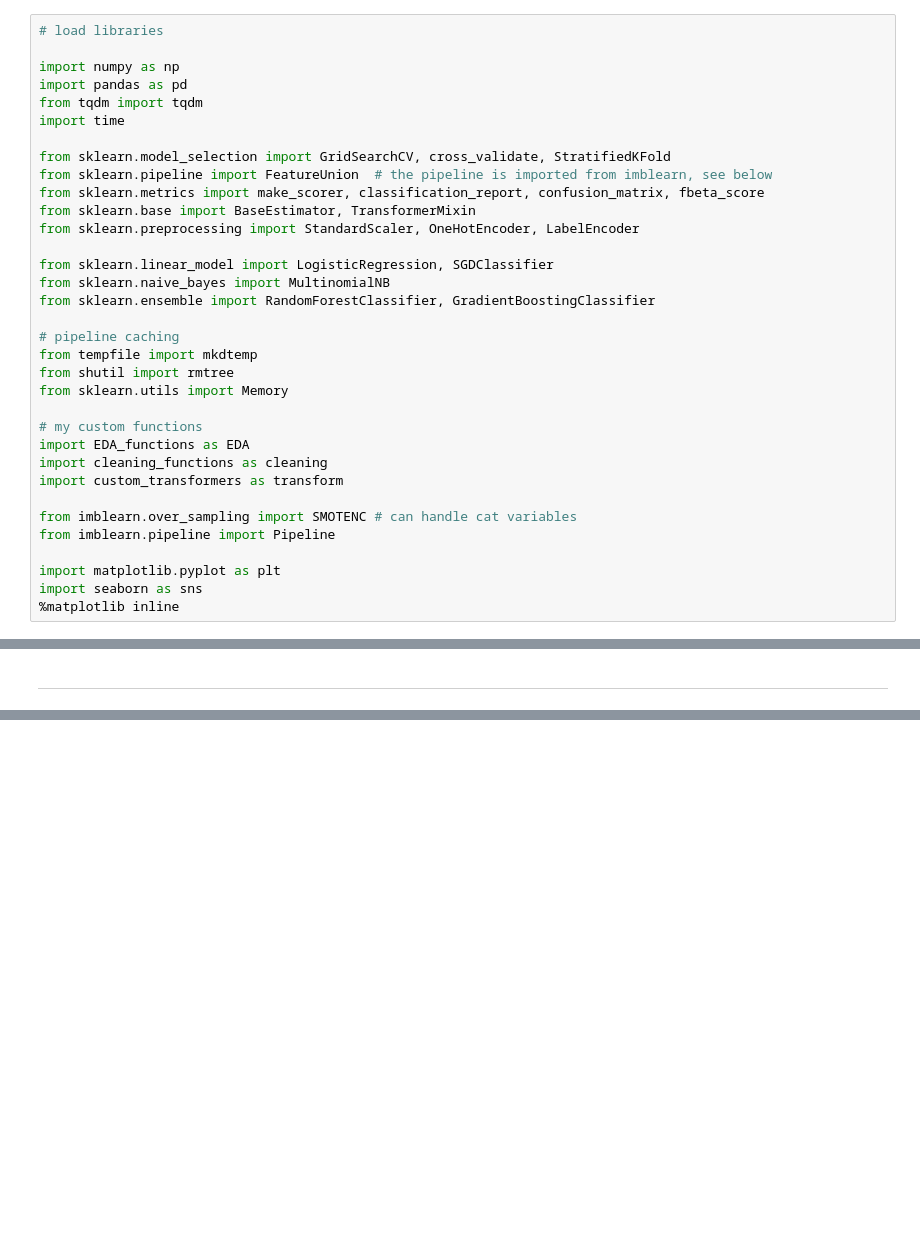
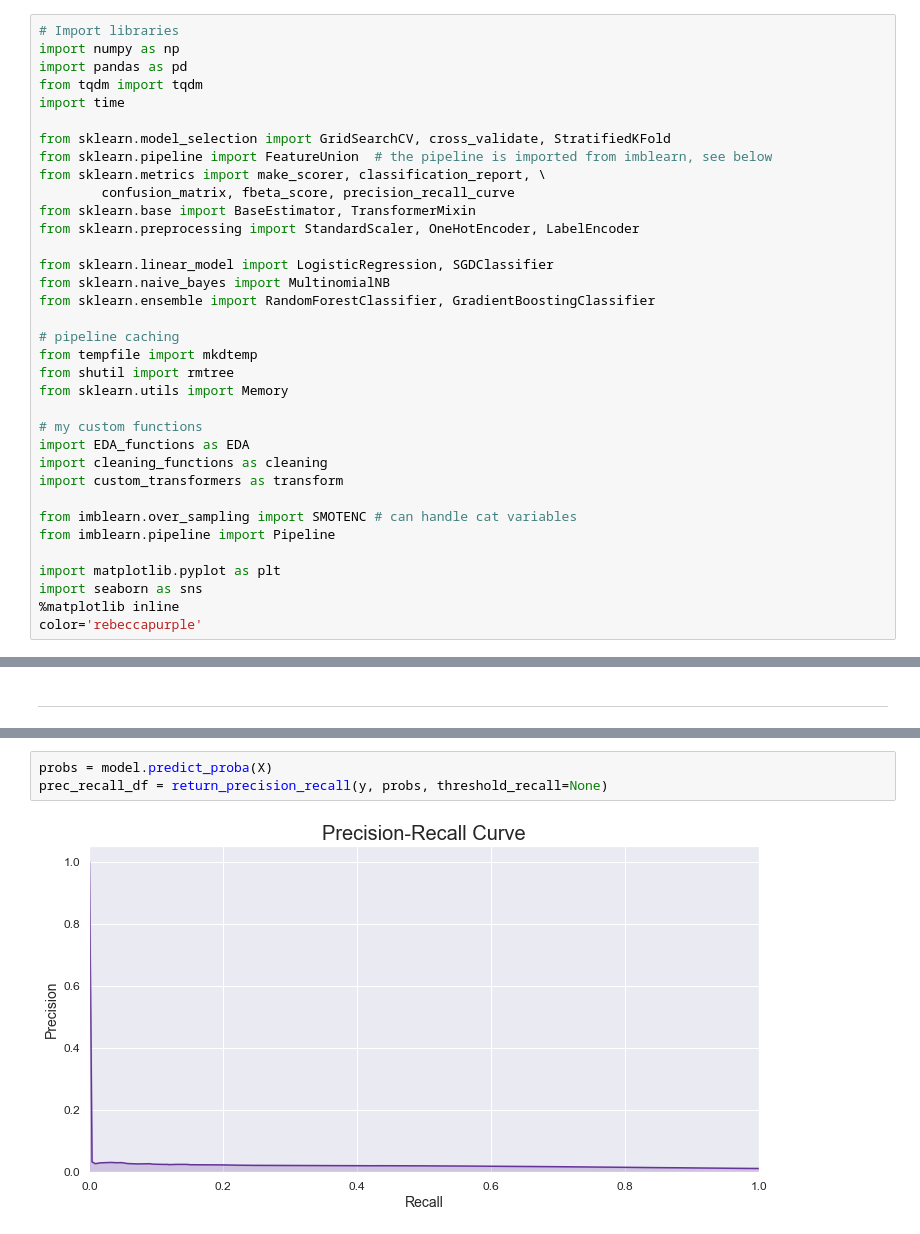
Before and after one commit to rbuerki/projects-ml, a Jupyter notebook: uplift_modelling_imbalanced_starbucks/1-uplift_modelling_SMOTENC.ipynb, the cells around one changed output, grey strips where cells are left out. Drawn from its saved outputs; the diff is of its cells as text; blank space fills up the shorter version.

```diff
--- a/uplift_modelling_imbalanced_starbucks/1-uplift_modelling_SMOTENC.ipynb
+++ b/uplift_modelling_imbalanced_starbucks/1-uplift_modelling_SMOTENC.ipynb
@@ -56,8 +56,7 @@ Table of actual promotion vs. predicted promotion customers:
 
 The metrics are only being compared for the individuals we predict should obtain the promotion – that is, quadrants I and II.  Since the first set of individuals that receive the promotion (in the training set) receive it randomly, we can expect that quadrants I and II will have approximately equivalent participants.  Comparing quadrant I to II then gives an idea of how well the promotion strategy will work in the future.
 # %%
-# load libraries
-
+# Import libraries
 import numpy as np
 import pandas as pd
 from tqdm import tqdm
@@ -65,7 +64,8 @@ import time
 
 from sklearn.model_selection import GridSearchCV, cross_validate, StratifiedKFold
 from sklearn.pipeline import FeatureUnion  # the pipeline is imported from imblearn, see below
-from sklearn.metrics import make_scorer, classification_report, confusion_matrix, fbeta_score
+from sklearn.metrics import make_scorer, classification_report, \
+        confusion_matrix, fbeta_score, precision_recall_curve
 from sklearn.base import BaseEstimator, TransformerMixin
 from sklearn.preprocessing import StandardScaler, OneHotEncoder, LabelEncoder
 
@@ -89,6 +89,7 @@ from imblearn.pipeline import Pipeline
 import matplotlib.pyplot as plt
 import seaborn as sns
 %matplotlib inline
+color='rebeccapurple'
 # %% [markdown]
 more infos on why `imblearn.pipeline` [here](https://stackoverflow.com/questions/49770851/customized-transformermixin-with-data-labels-in-sklearn/49771602#49771602)
 # %%
@@ -649,0 +714,5 @@ We came up with a model with an irr of 0.0188 and an nir of 189.45 on the test s
+# %%
+probs = model.predict_proba(X)
+prec_recall_df = return_precision_recall(y, probs, threshold_recall=None)
+# %% [output]
+[figure, added]
```
Also changed, not shown: parts of 38 cells of this notebook.
